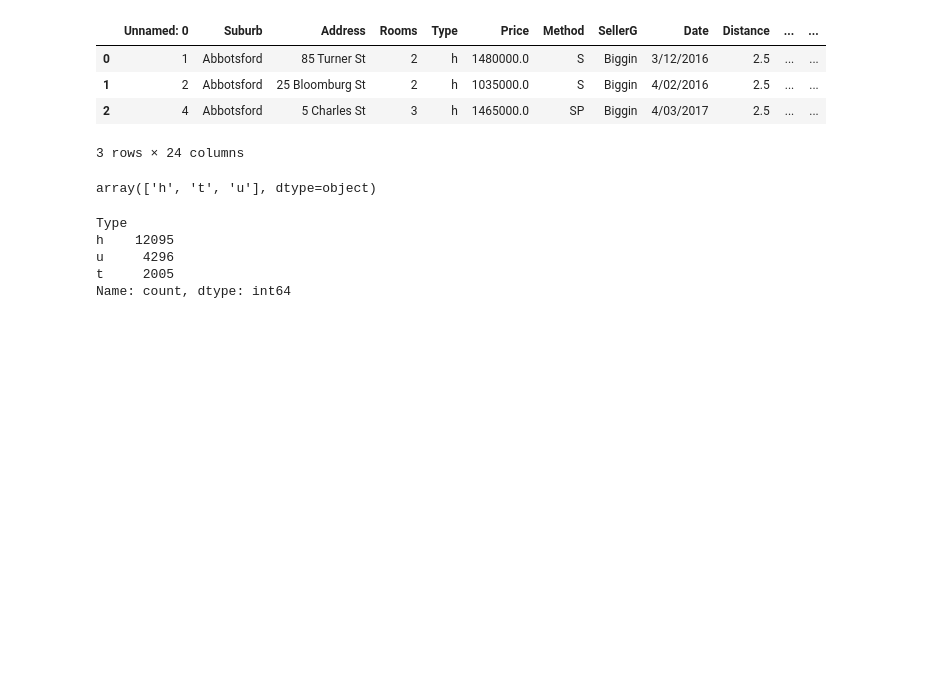
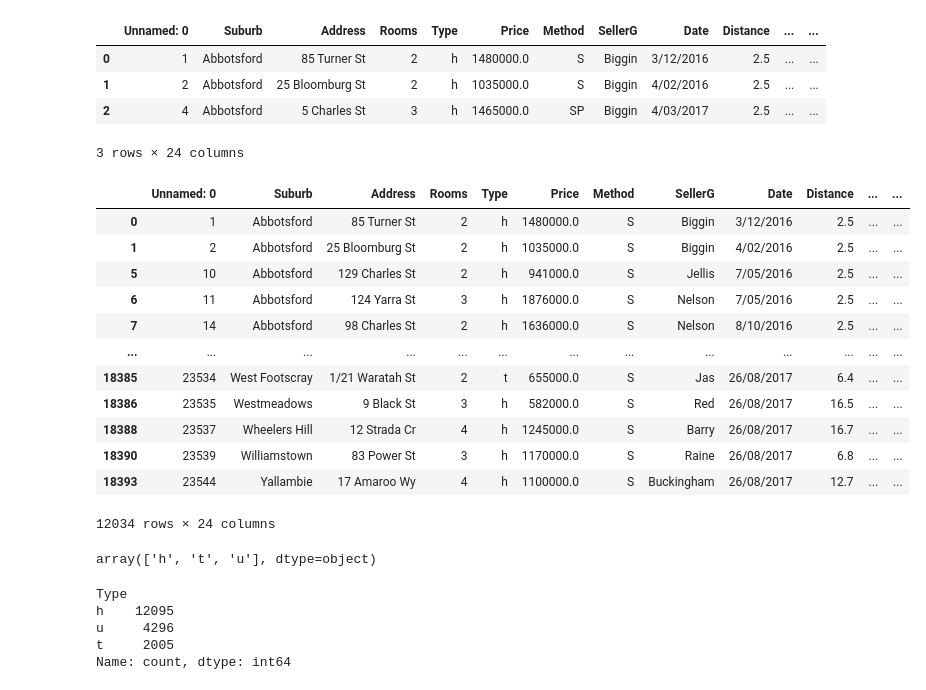
Before and after one commit to amiridk/statistics-and-algebra-in-python, a Jupyter notebook: pandas_3.ipynb, the cells around one changed output. Cells and saved outputs as stored; diff of their text form; code cells hidden in the pictures; blank space fills up the shorter version.

```diff
--- a/pandas_3.ipynb
+++ b/pandas_3.ipynb
@@ -30,6 +30,24 @@ df.head(3)
 | 1 | 2 | Abbotsford | 25 Bloomburg St | 2 | h | 1035000.0 | S | Biggin | 4/02/2016 | 2.5 | ... | ... |
 | 2 | 4 | Abbotsford | 5 Charles St | 3 | h | 1465000.0 | SP | Biggin | 4/03/2017 | 2.5 | ... | ... |
 3 rows × 24 columns
+# %%
+my_cust_reg = ['S', 'T' , 'G']
+regred_df = df.query('Method == @my_cust_reg').copy()
+regred_df
+# %% [output]
+|  | Unnamed: 0 | Suburb | Address | Rooms | Type | Price | Method | SellerG | Date | Distance | ... | ... |
+| 0 | 1 | Abbotsford | 85 Turner St | 2 | h | 1480000.0 | S | Biggin | 3/12/2016 | 2.5 | ... | ... |
+| 1 | 2 | Abbotsford | 25 Bloomburg St | 2 | h | 1035000.0 | S | Biggin | 4/02/2016 | 2.5 | ... | ... |
+| 5 | 10 | Abbotsford | 129 Charles St | 2 | h | 941000.0 | S | Jellis | 7/05/2016 | 2.5 | ... | ... |
+| 6 | 11 | Abbotsford | 124 Yarra St | 3 | h | 1876000.0 | S | Nelson | 7/05/2016 | 2.5 | ... | ... |
+| 7 | 14 | Abbotsford | 98 Charles St | 2 | h | 1636000.0 | S | Nelson | 8/10/2016 | 2.5 | ... | ... |
+| ... | ... | ... | ... | ... | ... | ... | ... | ... | ... | ... | ... | ... |
+| 18385 | 23534 | West Footscray | 1/21 Waratah St | 2 | t | 655000.0 | S | Jas | 26/08/2017 | 6.4 | ... | ... |
+| 18386 | 23535 | Westmeadows | 9 Black St | 3 | h | 582000.0 | S | Red | 26/08/2017 | 16.5 | ... | ... |
+| 18388 | 23537 | Wheelers Hill | 12 Strada Cr | 4 | h | 1245000.0 | S | Barry | 26/08/2017 | 16.7 | ... | ... |
+| 18390 | 23539 | Williamstown | 83 Power St | 3 | h | 1170000.0 | S | Raine | 26/08/2017 | 6.8 | ... | ... |
+| 18393 | 23544 | Yallambie | 17 Amaroo Wy | 4 | h | 1100000.0 | S | Buckingham | 26/08/2017 | 12.7 | ... | ... |
+12034 rows × 24 columns
 # %%
 df['Type'].unique()
 # %% [output]
```
Also changed, not shown: parts of 3 cells of this notebook.
